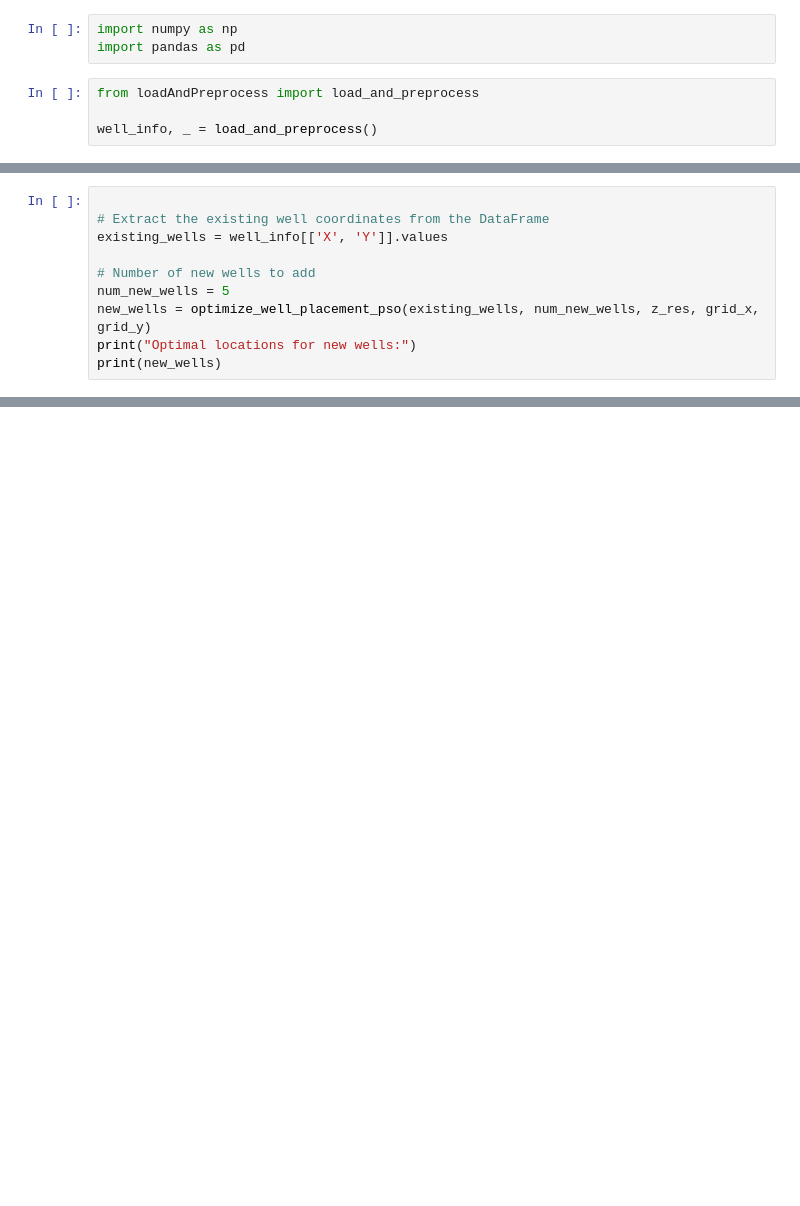
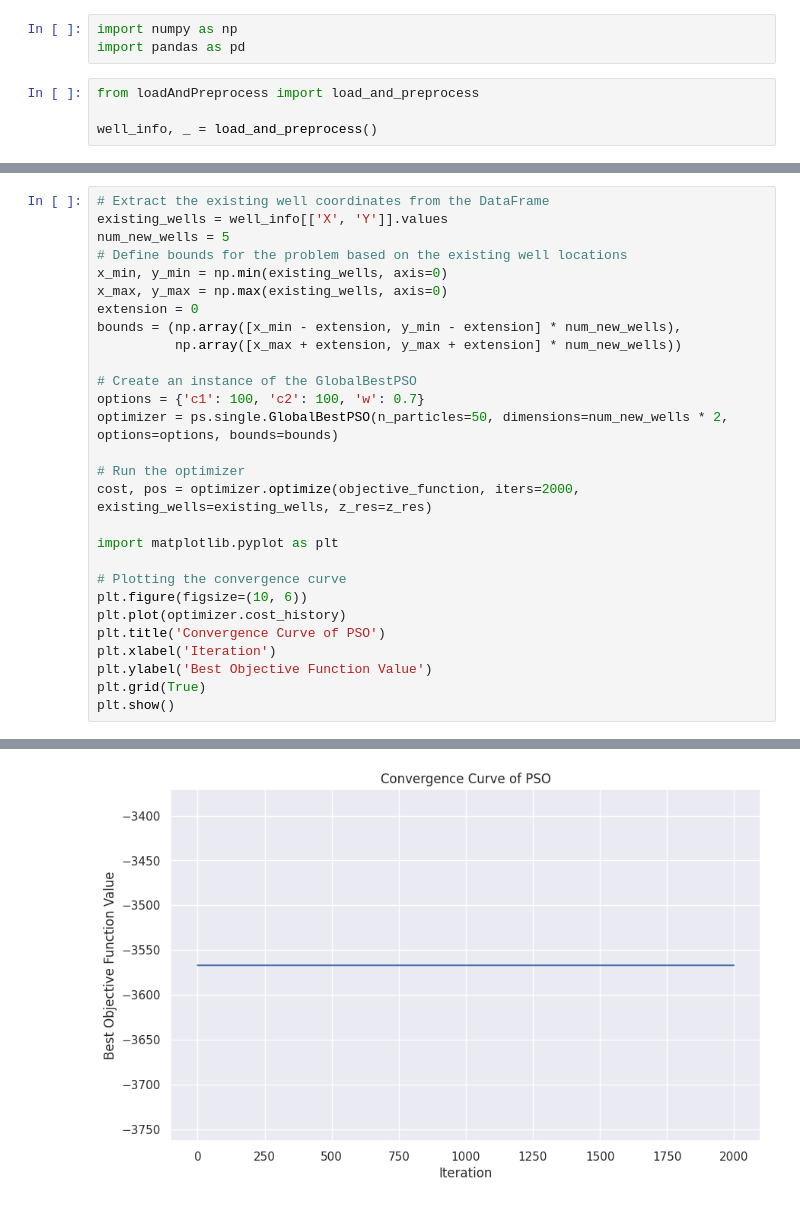
Before and after one commit to zivmax/model-2024c, a Jupyter notebook: code/new-wells.ipynb, the cells around one changed output, grey strips where cells are left out. Saved outputs shown, nothing was run; the diff lists cells and outputs as text; blank space fills up the shorter version.

```diff
--- a/code/new-wells.ipynb
+++ b/code/new-wells.ipynb
@@ -72,10 +32,0 @@ def optimize_well_placement_pso(existing_wells, num_new_wells, z_res, grid_x, gr
-# %%
-
-# Extract the existing well coordinates from the DataFrame
-existing_wells = well_info[['X', 'Y']].values
-
-# Number of new wells to add
-num_new_wells = 5
-new_wells = optimize_well_placement_pso(existing_wells, num_new_wells, z_res, grid_x, grid_y)
-print("Optimal locations for new wells:")
-print(new_wells)
@@ -83,0 +69,29 @@ KeyboardInterrupt:
+# %%
+# Extract the existing well coordinates from the DataFrame
+existing_wells = well_info[['X', 'Y']].values
+num_new_wells = 5
+# Define bounds for the problem based on the existing well locations
+x_min, y_min = np.min(existing_wells, axis=0)
+x_max, y_max = np.max(existing_wells, axis=0)
+extension = 0
+bounds = (np.array([x_min - extension, y_min - extension] * num_new_wells),
+          np.array([x_max + extension, y_max + extension] * num_new_wells))
+
+# Create an instance of the GlobalBestPSO
+options = {'c1': 100, 'c2': 100, 'w': 0.7}
+optimizer = ps.single.GlobalBestPSO(n_particles=50, dimensions=num_new_wells * 2, options=options, bounds=bounds)
+
+# Run the optimizer
+cost, pos = optimizer.optimize(objective_function, iters=2000, existing_wells=existing_wells, z_res=z_res)
+
+import matplotlib.pyplot as plt
+
+# Plotting the convergence curve
+plt.figure(figsize=(10, 6))
+plt.plot(optimizer.cost_history)
+plt.title('Convergence Curve of PSO')
+plt.xlabel('Iteration')
+plt.ylabel('Best Objective Function Value')
+plt.grid(True)
+plt.show()
+# %% [output]
@@ -84,3 +102,4 @@ KeyboardInterrupt:
+[figure, added]
 # %%
 # Plot the existing and new wells using plotly
 import plotly.express as px
```
Also changed, not shown: parts of 7 cells of this notebook, 21 other files.
